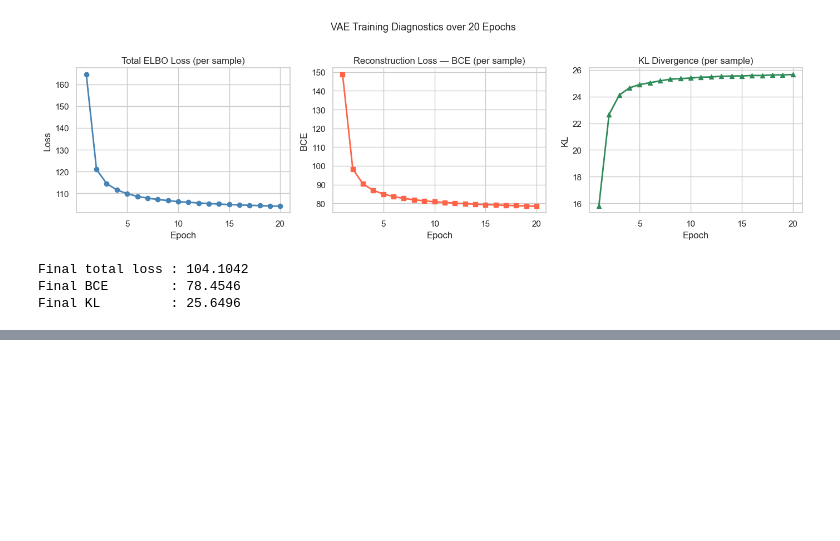
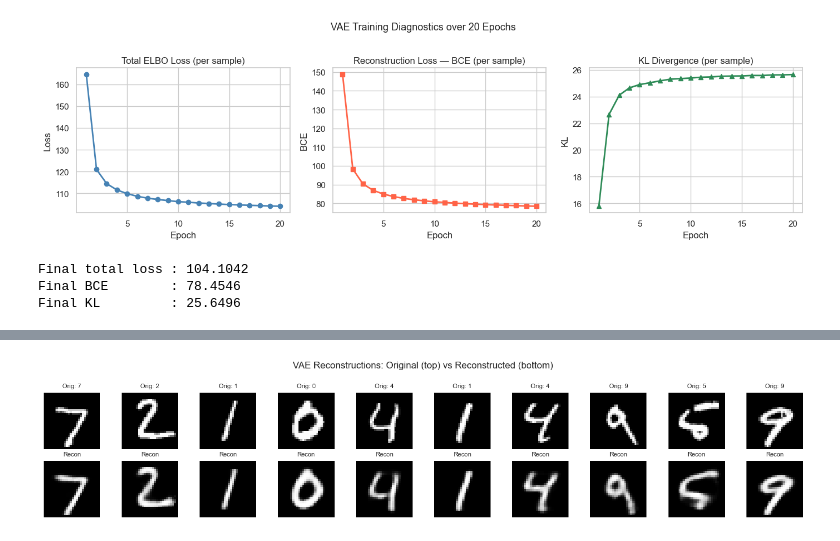
Before and after one commit to sbodrero/generative_ai_applications, a Jupyter notebook: generative_model.ipynb, the cells around one changed output, grey strips where cells are left out. Cells and saved outputs as stored; diff of their text form; code cells hidden in the pictures; blank space fills up the shorter version.

Commit message:
Add evaluation section to VAE: reconstructions, generated samples, and latent space interpolation

```diff
--- a/generative_model.ipynb
+++ b/generative_model.ipynb
@@ -348,0 +359,29 @@ Final KL         : 25.6496
+# %%
+# 5.1 Reconstructions: original vs reconstructed
+vae.eval()
+test_images, test_labels = next(iter(test_loader))
+test_images = test_images.to(DEVICE)
+
+with torch.no_grad():
+    recon_images, _, _ = vae(test_images)
+
+n_show = 10
+fig, axes = plt.subplots(2, n_show, figsize=(14, 3))
+
+for i in range(n_show):
+    # Original
+    axes[0, i].imshow(test_images[i].cpu().squeeze(), cmap='gray')
+    axes[0, i].set_title(f'Orig: {test_labels[i].item()}', fontsize=8)
+    axes[0, i].axis('off')
+    # Reconstructed
+    axes[1, i].imshow(recon_images[i].cpu().view(28, 28), cmap='gray')
+    axes[1, i].set_title('Recon', fontsize=8)
+    axes[1, i].axis('off')
+
+axes[0, 0].set_ylabel('Original', fontsize=9)
+axes[1, 0].set_ylabel('Reconstructed', fontsize=9)
+fig.suptitle('VAE Reconstructions: Original (top) vs Reconstructed (bottom)', fontsize=12)
+plt.tight_layout()
+plt.show()
+# %% [output]
+[figure, added]
```
Also changed, not shown: parts of 4 cells of this notebook.
